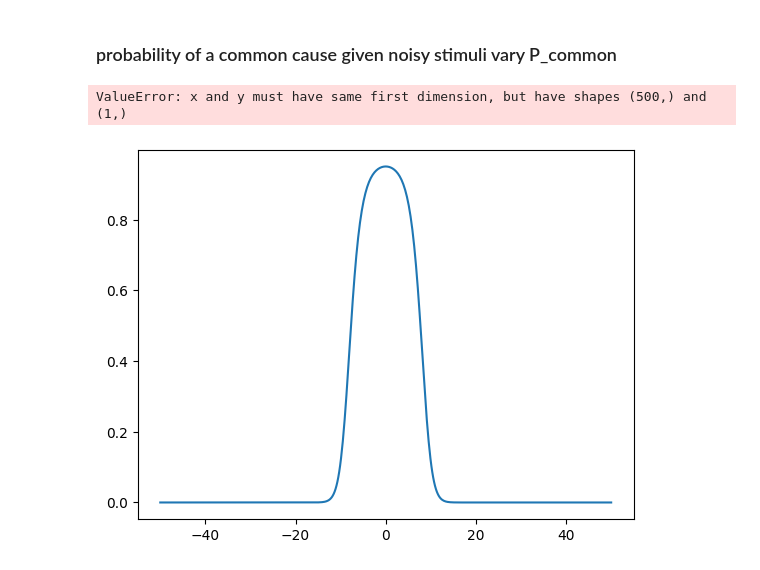
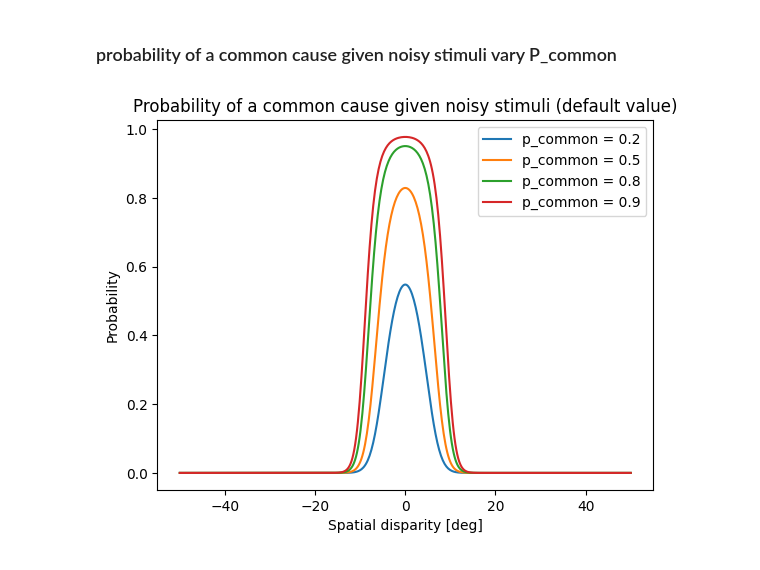
Before and after one commit to Anina2407/Causal-Inference-in-Multisensory-Perception, a Jupyter notebook: msi.ipynb, the cells around one changed output. Cells and saved outputs as stored; diff of their text form; code cells hidden in the pictures.

Commit message:
add different p_common values

```diff
--- a/msi.ipynb
+++ b/msi.ipynb
@@ -18,7 +18,7 @@ def p_given_c1(x_v,x_a,sigma_v=0.6,sigma_a=3.1,sigma_p=15,mu_p=0):
     """
     return 1 / (2 * np.pi * np.sqrt(sigma_v**2 * sigma_a**2 + sigma_v**2 * sigma_p**2 + sigma_a**2 * sigma_p**2)) * np.exp(-1/2 * ((x_v - x_a)**2 * sigma_p**2 + (x_v - mu_p)**2 * sigma_a**2 + (x_a - mu_p)**2 * sigma_v**2) / (sigma_v**2 * sigma_a**2 + sigma_v**2 * sigma_p**2 + sigma_a**2 * sigma_p**2))
 
-def p_given_c2(x_v,x_a,p_common=0.8,sigma_v=0.6,sigma_a=3.1,sigma_p=15,mu_p=0):
+def p_given_c2(x_v,x_a,sigma_v=0.6,sigma_a=3.1,sigma_p=15,mu_p=0):
     """
     p(x_v,x_a|C=2)
     Eq. 6
@@ -30,8 +30,6 @@ def P_C1_given_perception(x_v,x_a,p_common=0.8,sigma_v=0.6,sigma_a=3.1,sigma_p=1
     p(C=1|x_v,x_a) = [p(x_v,x_a|C=1)*p_common]/[p(x_v,x_a|C=1)*p_common + p(x_v,x_a|C=2)*(1-p_common)]
     Eq. 2
     """
-    #p_given_c1_value = 0
-    #p_given_c2 = 0
     p_given_c1_value = p_given_c1(x_v,x_a,sigma_v,sigma_a,sigma_p,mu_p)
     p_given_c2_value = p_given_c2(x_v,x_a,p_common,sigma_v,sigma_a,sigma_p,mu_p)
     P_C1_given_perception =  p_given_c1_value*p_common/(p_given_c1_value*p_common+p_given_c2_value*(1-p_common))
@@ -59,16 +57,16 @@ plt.show()
 # %%
 P_common_difference = [0.2, 0.5, 0.8, 0.9]
 P_common_dict = {}
 for p_common in P_common_difference:
-    P_C1_changeP = [P_C1_given_perception(x_v_values,x_a_values), p_common]
-    P_common_dict[p_common] = P_C1_changeP
-for p in P_C1_changeP:
-    plt.plot(x_diff, p, label= f'p_common = {p_common}')
+    P_C1_values = P_C1_given_perception(x_v_values, x_a_values, p_common=p_common)
+    P_common_dict[p_common] = P_C1_values
+
+for p_common, p_values in P_common_dict.items():
+    plt.plot(x_diff, p_values, label= f'p_common = {p_common}')
 plt.xlabel('Spatial disparity [deg]')
 plt.ylabel('Probability')
 plt.title('Probability of a common cause given noisy stimuli (default value)')
 plt.legend()
 plt.show()
 # %% [output]
-ValueError: x and y must have same first dimension, but have shapes (500,) and (1,)
-[figure, old version]
+[figure, new version]
```
